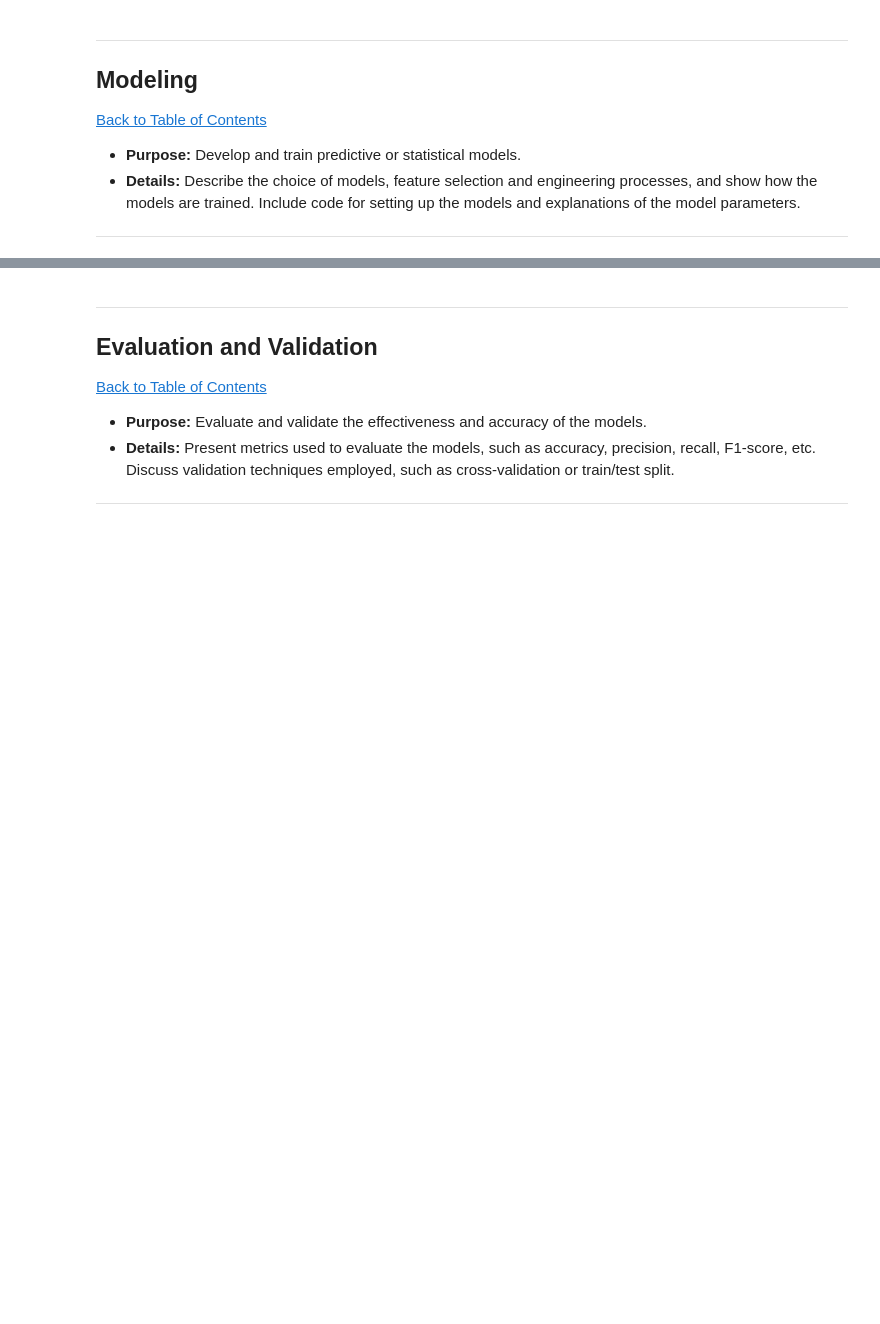
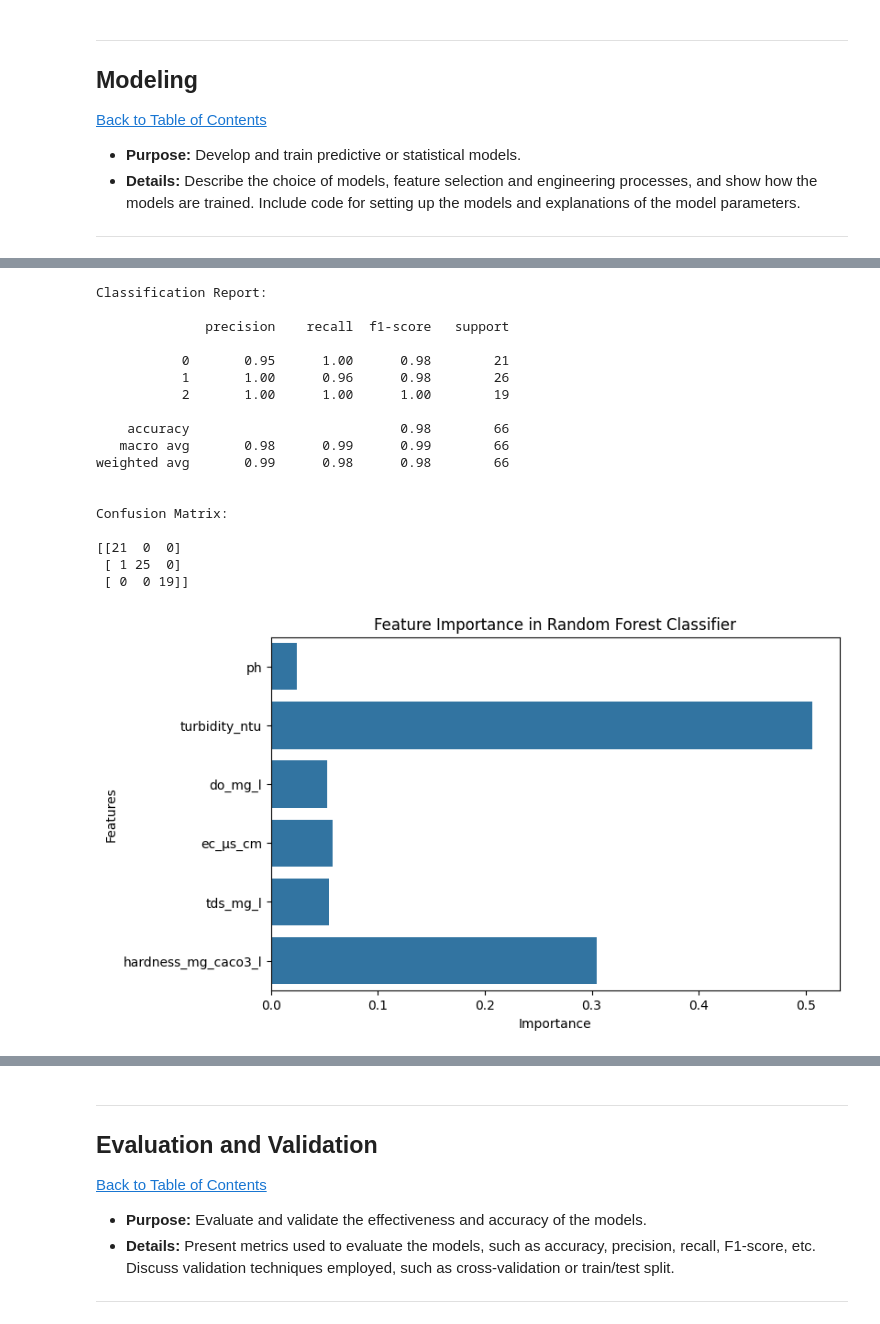
Before and after one commit to Jeremy809/Workplace, a Jupyter notebook: QCTO---Workplace-Module-Notebook-Template-4571.ipynb, the cells around one changed output, grey strips where cells are left out. Drawn from its saved outputs; the diff is of its cells as text; code cells hidden in the pictures; blank space fills up the shorter version.

```diff
--- a/QCTO---Workplace-Module-Notebook-Template-4571.ipynb
+++ b/QCTO---Workplace-Module-Notebook-Template-4571.ipynb
@@ -451,14 +386,3 @@ Moderate	SEMIDURA	60 – 119	Low/Moderate	Clear but with dissolved minerals
 Hard	–	120 – 179	Low	Clear water; scaling possible
 
 Very Hard	–	≥ 180	Low	Clear water; high scaling
-# %%
-cluster_features = df[['pH', 'TDS_mg_L', 'Turbidity_NTU', 'DO_mg_L']]
-
-scaler = StandardScaler()
-scaled = scaler.fit_transform(cluster_features)
-
-kmeans = KMeans(n_clusters=4, random_state=42)
-df['Cluster'] = kmeans.fit_predict(scaled)
-
-sns.pairplot(df, vars=['pH','TDS_mg_L','Turbidity_NTU','DO_mg_L'], hue='Cluster')
-plt.show()
@@ -525,0 +496,60 @@ plt.show()
+# %%
+# Features and Target
+X = df[['ph', 'turbidity_ntu', 'do_mg_l', 'ec_µs_cm', 'tds_mg_l', 'hardness_mg_caco3_l']]
+y = df['Water_Quality_Class']
+
+# 4. Encode Target
+le = LabelEncoder()
+y_encoded = le.fit_transform(y)
+
+# Train/Test Split
+X_train, X_test, y_train, y_test = train_test_split(
+    X, y_encoded, test_size=0.3, random_state=42
+)
+
+# Scale Features (optional)
+scaler = StandardScaler()
+X_train_scaled = scaler.fit_transform(X_train)
+X_test_scaled = scaler.transform(X_test)
+
+# Train Random Forest Classifier
+rf = RandomForestClassifier(n_estimators=100, random_state=42)
+rf.fit(X_train_scaled, y_train)
+
+# Predictions & Evaluation
+y_pred = rf.predict(X_test_scaled)
+
+print("\nClassification Report:\n")
+print(classification_report(y_test, y_pred))
+
+print("\nConfusion Matrix:\n")
+print(confusion_matrix(y_test, y_pred))
+
+
+feature_importances = pd.Series(rf.feature_importances_, index=X.columns)
+plt.figure(figsize=(8,5))
+sns.barplot(x=feature_importances, y=feature_importances.index)
+plt.title("Feature Importance in Random Forest Classifier")
+plt.xlabel("Importance")
+plt.ylabel("Features")
+plt.show()
+# %% [output]
+Classification Report:
+
+              precision    recall  f1-score   support
+
+           0       0.95      1.00      0.98        21
+           1       1.00      0.96      0.98        26
+           2       1.00      1.00      1.00        19
+
+    accuracy                           0.98        66
+   macro avg       0.98      0.99      0.99        66
+weighted avg       0.99      0.98      0.98        66
+
+
+Confusion Matrix:
+
+[[21  0  0]
+ [ 1 25  0]
+ [ 0  0 19]]
+[figure, added]
```
Also changed, not shown: parts of 17 cells of this notebook.
